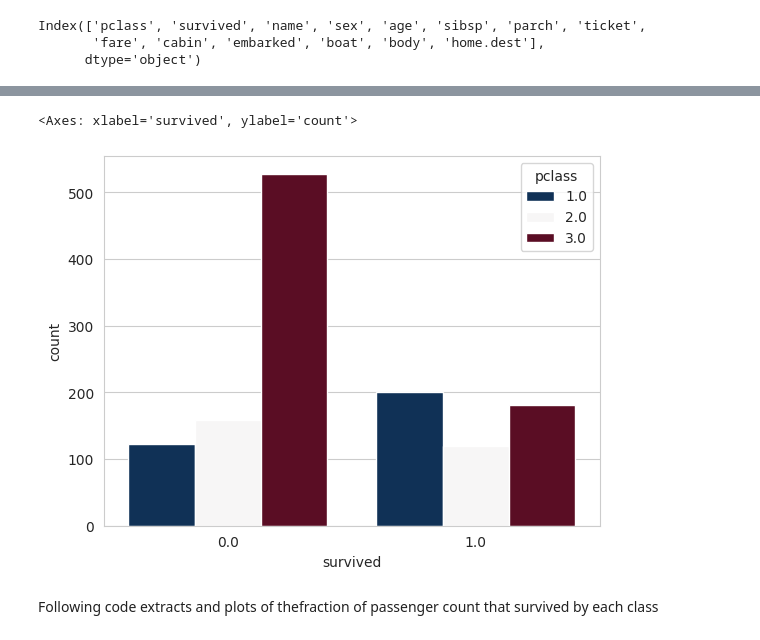
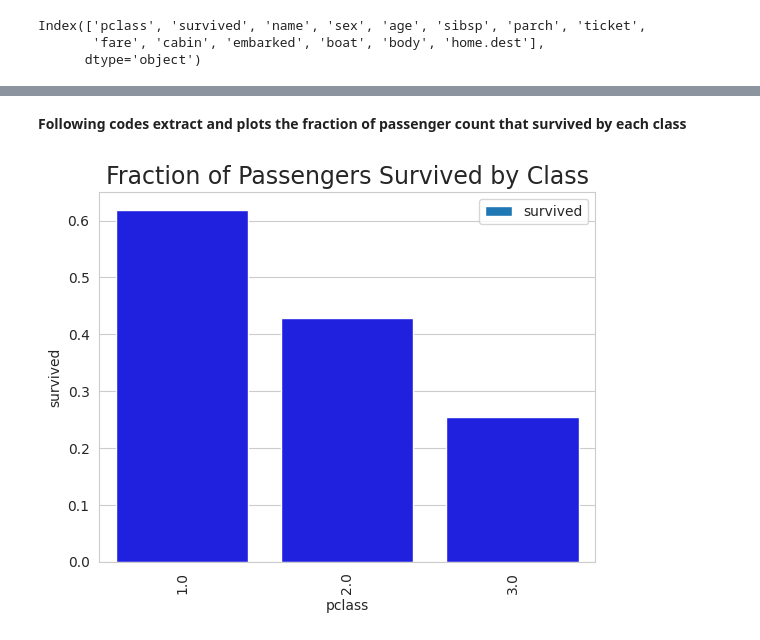
Before and after one commit to 2303A51087/AIML-2025, a Jupyter notebook: Lab05_AIML.ipynb, the cells around one changed output, grey strips where cells are left out. Saved outputs shown, nothing was run; the diff lists cells and outputs as text; code cells hidden in the pictures.

```diff
--- a/Lab05_AIML.ipynb
+++ b/Lab05_AIML.ipynb
@@ -107,10 +109,20 @@ It looks like disproportionately large number of 3rd  class passengers died!
-# %%
-sns.set_style('whitegrid')
-sns.countplot(x='survived',hue='pclass',data=df,palette='RdBu_r')
-# %% [output]
-<Axes: xlabel='survived', ylabel='count'>
-[figure, removed]
 # %% [markdown]
-Following code extracts and
-plots of thefraction of passenger count that survived by each class
+**Following codes extract and plots the fraction of passenger count that survived by each class**
+# %%
+# Group by 'pclass' to get the mean survival rate for each class
+f_class_survived = df.groupby('pclass')['survived'].mean()
+f_class_survived = pd.DataFrame(f_class_survived)
+f_class_survived
+
+# Bar plot for fraction of passengers survived by class
+f_class_survived.plot.bar(y='survived')
+pit.title("Fraction of Passengers Survived by Class", fontsize=17)
+
+# Change made here: Removed palette and used color for a single color scheme
+sns.set_style('whitegrid')
+sns.barplot(x=f_class_survived.index, y=f_class_survived['survived'], color='blue')  # Changed here
+pit.title("Fraction of Passengers Survived by Class", fontsize=17)
+pit.show()
+# %% [output]
+[figure, added]
 # %%
```
Also changed, not shown: parts of 35 cells of this notebook.
